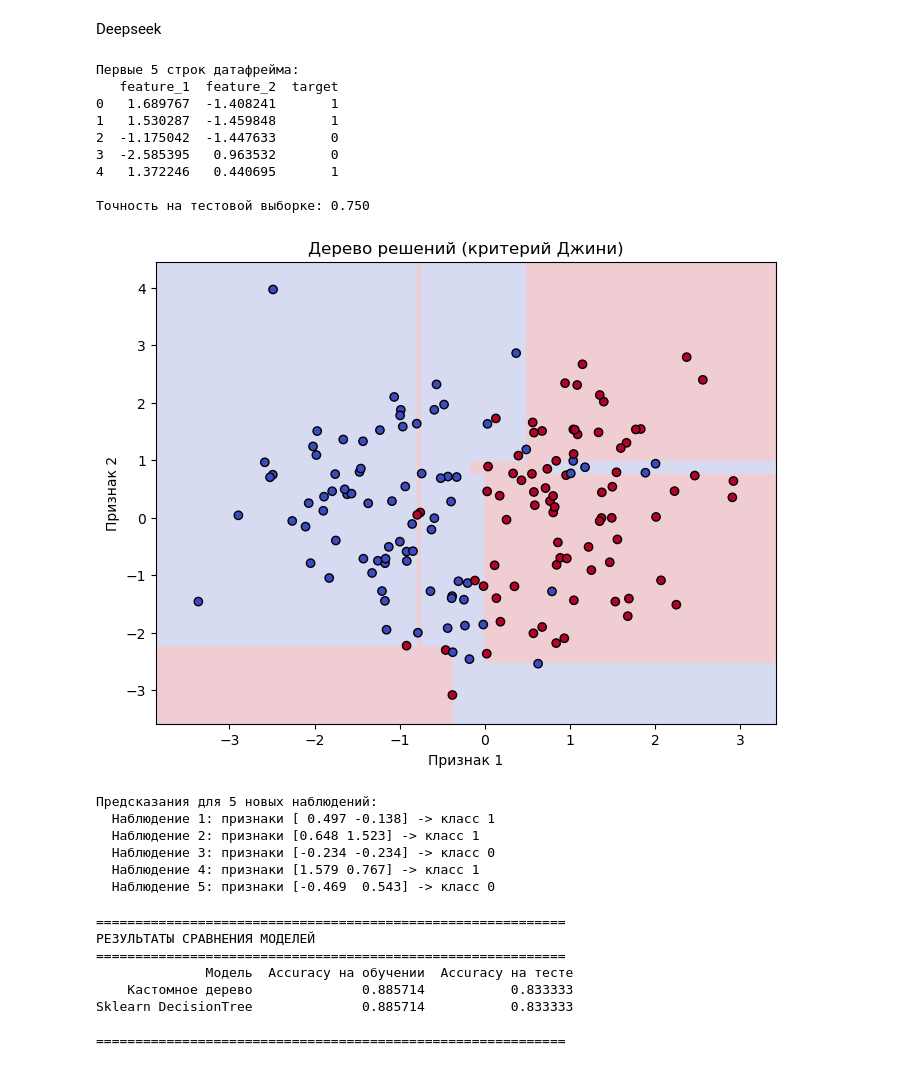
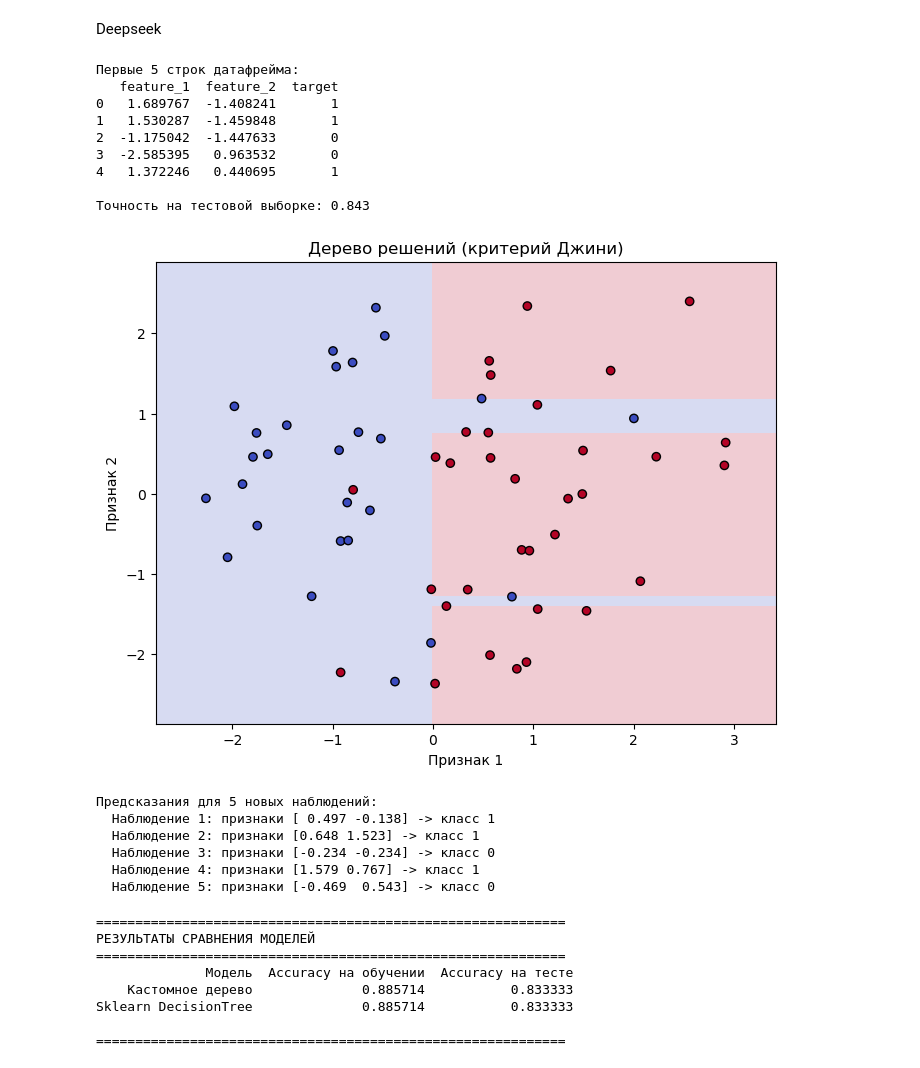
Before and after one commit to iTonyJah/DataScience, a Jupyter notebook: Edu/a-math/a-math_final_project.ipynb, the cells around one changed output. Saved outputs shown, nothing was run; the diff lists cells and outputs as text; code cells hidden in the pictures.

```diff
--- a/Edu/a-math/a-math_final_project.ipynb
+++ b/Edu/a-math/a-math_final_project.ipynb
@@ -956,7 +1265,7 @@ print(df.head())
 print()
 
 # Разделим данные на обучающую и тестовую выборки (опционально, для демонстрации)
-X_train, X_test, y_train, y_test = train_test_split(X, y, test_size=0.2, random_state=42)
+X_train, X_test, y_train, y_test = train_test_split(X, y, test_size=0.7, random_state=42)
 
 # ==================== 3. Реализация дерева решений ====================
 class Node:
@@ -1112,35 +1421,35 @@ class DecisionTree:
 # Создаём экземпляр дерева с критерием Джини (можно заменить на 'entropy')
 tree = DecisionTree(criterion='gini', max_depth=5, min_samples_split=5)
 tree.fit(X_train, y_train)
 
 # Предсказание на тестовой выборке
 y_pred = tree.predict(X_test)
 accuracy = accuracy_score(y_test, y_pred)
 print(f'Точность на тестовой выборке: {accuracy:.3f}')
 print()
 
 # ==================== 5. Визуализация границы решения (опционально) ====================
 tree.visualize_boundary(X_train, y_train, title='Дерево решений (критерий Джини)')
 
 # ==================== 6. Пример предсказания для новых наблюдений ====================
 # Создадим 5 случайных наблюдений
 np.random.seed(42)
 new_X = np.random.randn(5, 2)
 new_pred = tree.predict(new_X)
 print('Предсказания для 5 новых наблюдений:')
 for i, (x, pred) in enumerate(zip(new_X, new_pred)):
     print(f'  Наблюдение {i+1}: признаки {x.round(3)} -> класс {pred}')
 # %% [output]
 Первые 5 строк датафрейма:
    feature_1  feature_2  target
 0   1.689767  -1.408241       1
 1   1.530287  -1.459848       1
 2  -1.175042  -1.447633       0
 3  -2.585395   0.963532       0
 4   1.372246   0.440695       1
 
-Точность на тестовой выборке: 0.750
+Точность на тестовой выборке: 0.843
-[figure, old version]
+[figure, new version]
 Предсказания для 5 новых наблюдений:
   Наблюдение 1: признаки [ 0.497 -0.138] -> класс 1
   Наблюдение 2: признаки [0.648 1.523] -> класс 1
```
Also changed, not shown: parts of 32 cells of this notebook.
